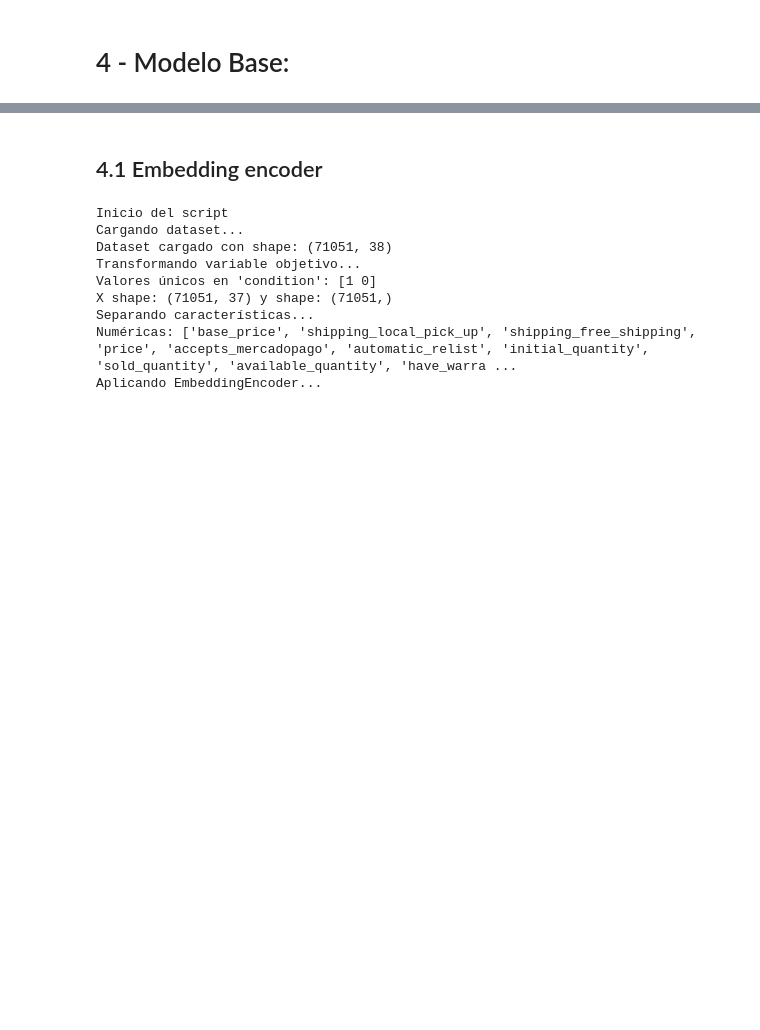
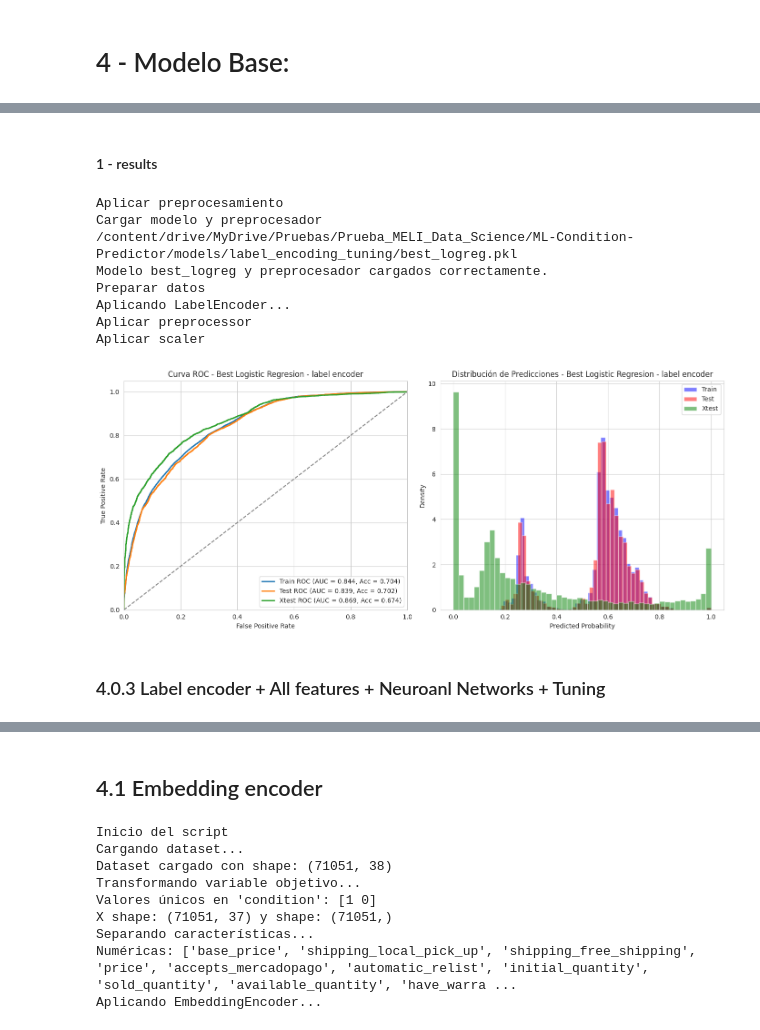
Before and after one commit to SantiagoPachon77/ML-Condition-Predictor, a Jupyter notebook: notebooks/04_optimizacion_modelos.ipynb, the cells around one changed output, grey strips where cells are left out. Cells and saved outputs as stored; diff of their text form; code cells hidden in the pictures; blank space fills up the shorter version.

```diff
--- a/notebooks/04_optimizacion_modelos.ipynb
+++ b/notebooks/04_optimizacion_modelos.ipynb
@@ -1438,0 +1608,23 @@ KeyboardInterrupt:
+# %% [markdown]
+#### 1 - results
+# %%
+print("Aplicar preprocesamiento")
+df_test = Xtest_main[ftest].copy()
+Xtest_transformed, ytest, model_rf = preprocess_label_encoder('best_logreg', df_test, target, PATH_MODELS)
+
+plot_model_evaluation(y_train, model_rf.predict_proba(X_train_transformed)[:, 1],
+                      y_test, model_rf.predict_proba(X_test_transformed)[:, 1],
+                      ytest, model_rf.predict_proba(Xtest_transformed)[:, 1],
+                      model_name="Best Logistic Regresion - label encoder")
+# %% [output]
+Aplicar preprocesamiento
+Cargar modelo y preprocesador
+/content/drive/MyDrive/Pruebas/Prueba_MELI_Data_Science/ML-Condition-Predictor/models/label_encoding_tuning/best_logreg.pkl
+Modelo best_logreg y preprocesador cargados correctamente.
+Preparar datos
+Aplicando LabelEncoder...
+Aplicar preprocessor
+Aplicar scaler
+[figure, added]
+# %% [markdown]
+### 4.0.3 Label encoder + All features + Neuroanl Networks + Tuning
```
Also changed, not shown: parts of 26 cells of this notebook.
